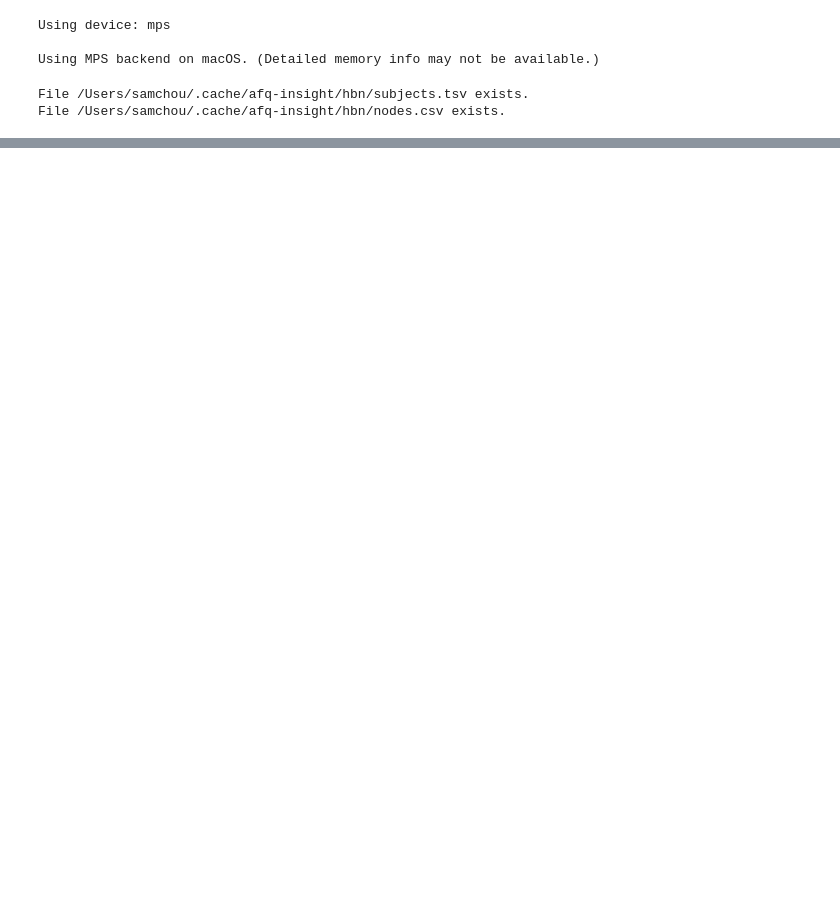
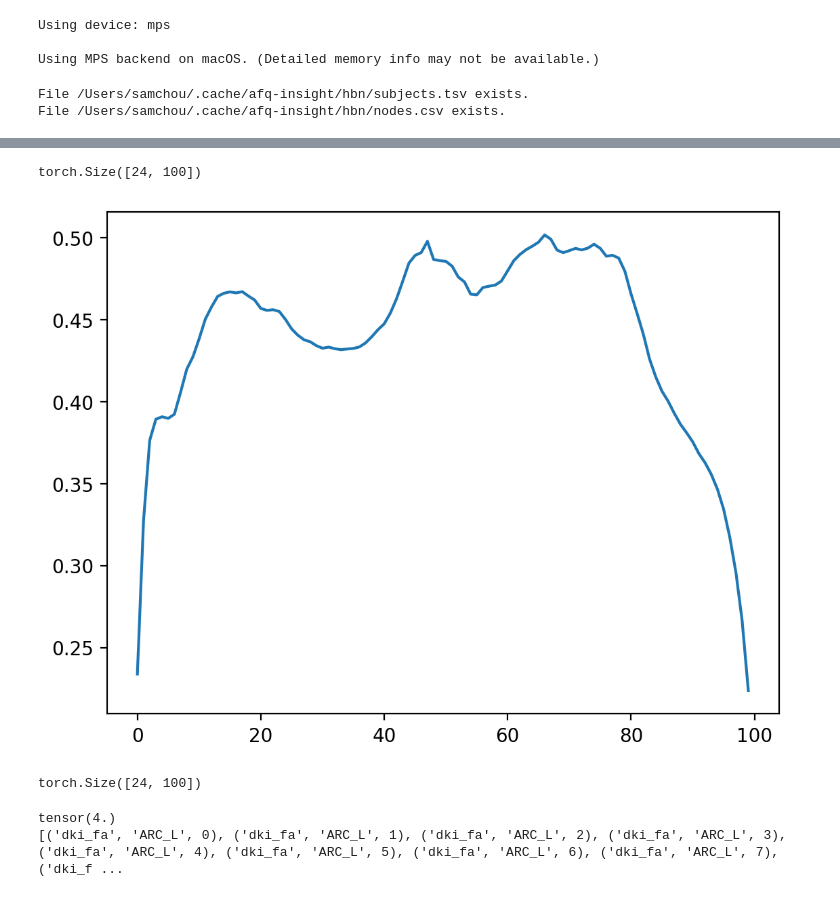
Before and after one commit to EntropyChicken/Asa-Jats-Task-Vectors-On-AFQ-Insight, a Jupyter notebook: ConvAE_Experiments/Variational/fa_tracts_data/vae_age_site_stages.ipynb, the cells around one changed output, grey strips where cells are left out. Saved outputs shown, nothing was run; the diff lists cells and outputs as text; code cells hidden in the pictures; blank space fills up the shorter version.

```diff
--- a/ConvAE_Experiments/Variational/fa_tracts_data/vae_age_site_stages.ipynb
+++ b/ConvAE_Experiments/Variational/fa_tracts_data/vae_age_site_stages.ipynb
@@ -39,3 +41,7 @@ torch_dataset, train_loader, test_loader, val_loader = prep_pytorch_data(dataset
 # %% [output]
 File /Users/samchou/.cache/afq-insight/hbn/subjects.tsv exists.
 File /Users/samchou/.cache/afq-insight/hbn/nodes.csv exists.
+# %%
+torch_dataset_fa, train_loader_fa, test_loader_fa, val_loader_fa = prep_fa_dataset_paired(
+        dataset, target_labels="dki_fa", batch_size=128
+)
@@ -41,0 +66,25 @@ File /Users/samchou/.cache/afq-insight/hbn/nodes.csv exists.
+# %%
+# Print the shape of the first sample's FA tract data
+print(train_loader_fa.dataset[0][0].shape)
+
+# Convert the first sample's FA tract data to a numpy array
+arr = np.array(train_loader_fa.dataset[0][0])
+
+
+# Plot the concatenated tracts data, transposed to show each tract as a line
+plt.plot(arr[2])
+plt.show()
+# %% [output]
+torch.Size([24, 100])
+[figure, added]
+# %%
+print(train_loader_fa.dataset[0][0].shape)
+# %% [output]
+torch.Size([24, 100])
+# %%
+print(train_loader.dataset[0][1][2])
+
+print(dataset.feature_names)
+# %% [output]
+tensor(4.)
+[('dki_fa', 'ARC_L', 0), ('dki_fa', 'ARC_L', 1), ('dki_fa', 'ARC_L', 2), ('dki_fa', 'ARC_L', 3), ('dki_fa', 'ARC_L', 4), ('dki_fa', 'ARC_L', 5), ('dki_fa', 'ARC_L', 6), ('dki_fa', 'ARC_L', 7), ('dki_f ...
```
Also changed, not shown: parts of 27 cells of this notebook, 52 other files.
